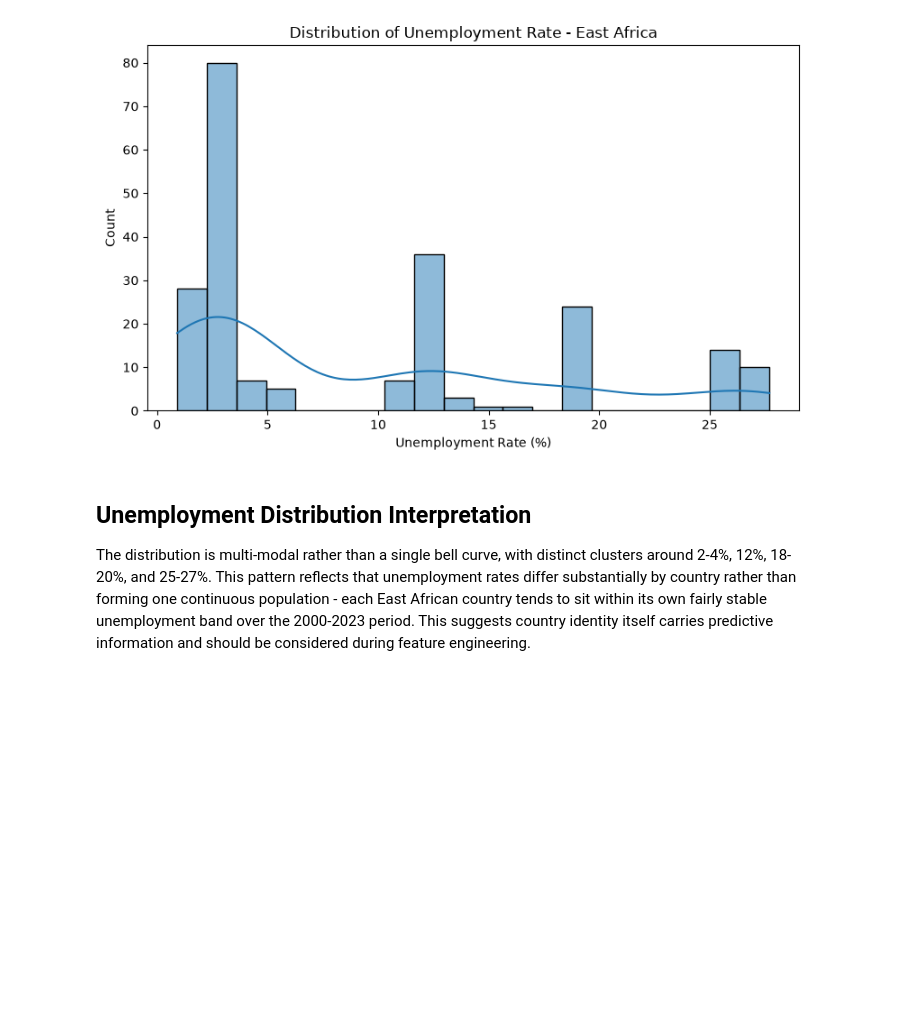
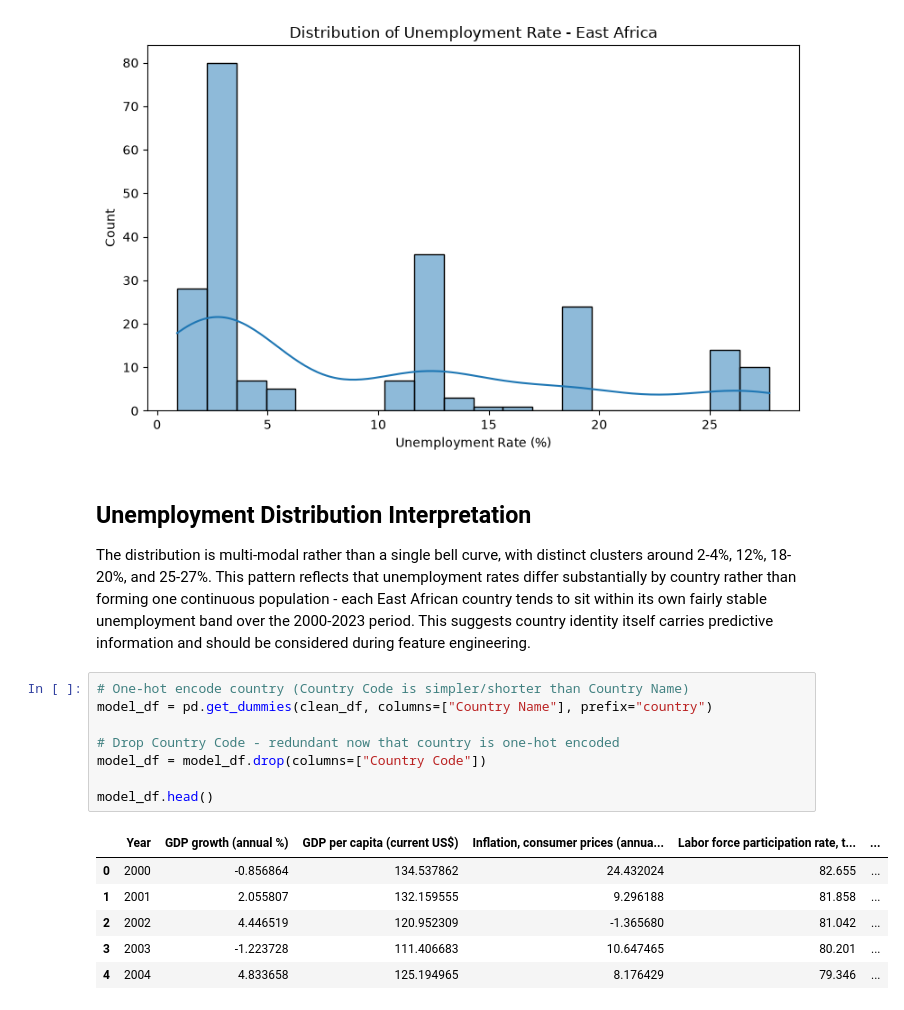
Before and after one commit to sahraomar1/linear_regression_model, a Jupyter notebook: summative/linear_regression/multivariate.ipynb, the cells around one changed output. Cells and saved outputs as stored; diff of their text form; blank space fills up the shorter version.

```diff
--- a/summative/linear_regression/multivariate.ipynb
+++ b/summative/linear_regression/multivariate.ipynb
@@ -202,3 +203,18 @@ The distribution is multi-modal rather than a single bell curve, with distinct c
 rather than forming one continuous population - each East African country tends to sit within its own
 fairly stable unemployment band over the 2000-2023 period. This suggests country identity itself carries
 predictive information and should be considered during feature engineering.
+# %%
+# One-hot encode country (Country Code is simpler/shorter than Country Name)
+model_df = pd.get_dummies(clean_df, columns=["Country Name"], prefix="country")
+
+# Drop Country Code - redundant now that country is one-hot encoded
+model_df = model_df.drop(columns=["Country Code"])
+
+model_df.head()
+# %% [output]
+|  | Year | GDP growth (annual %) | GDP per capita (current US$) | Inflation, consumer prices (annua... | Labor force participation rate, t... | ... |
+| 0 | 2000 | -0.856864 | 134.537862 | 24.432024 | 82.655 | ... |
+| 1 | 2001 | 2.055807 | 132.159555 | 9.296188 | 81.858 | ... |
+| 2 | 2002 | 4.446519 | 120.952309 | -1.365680 | 81.042 | ... |
+| 3 | 2003 | -1.223728 | 111.406683 | 10.647465 | 80.201 | ... |
+| 4 | 2004 | 4.833658 | 125.194965 | 8.176429 | 79.346 | ... |
```
Also changed, not shown: parts of 10 cells of this notebook, 5 other files.
